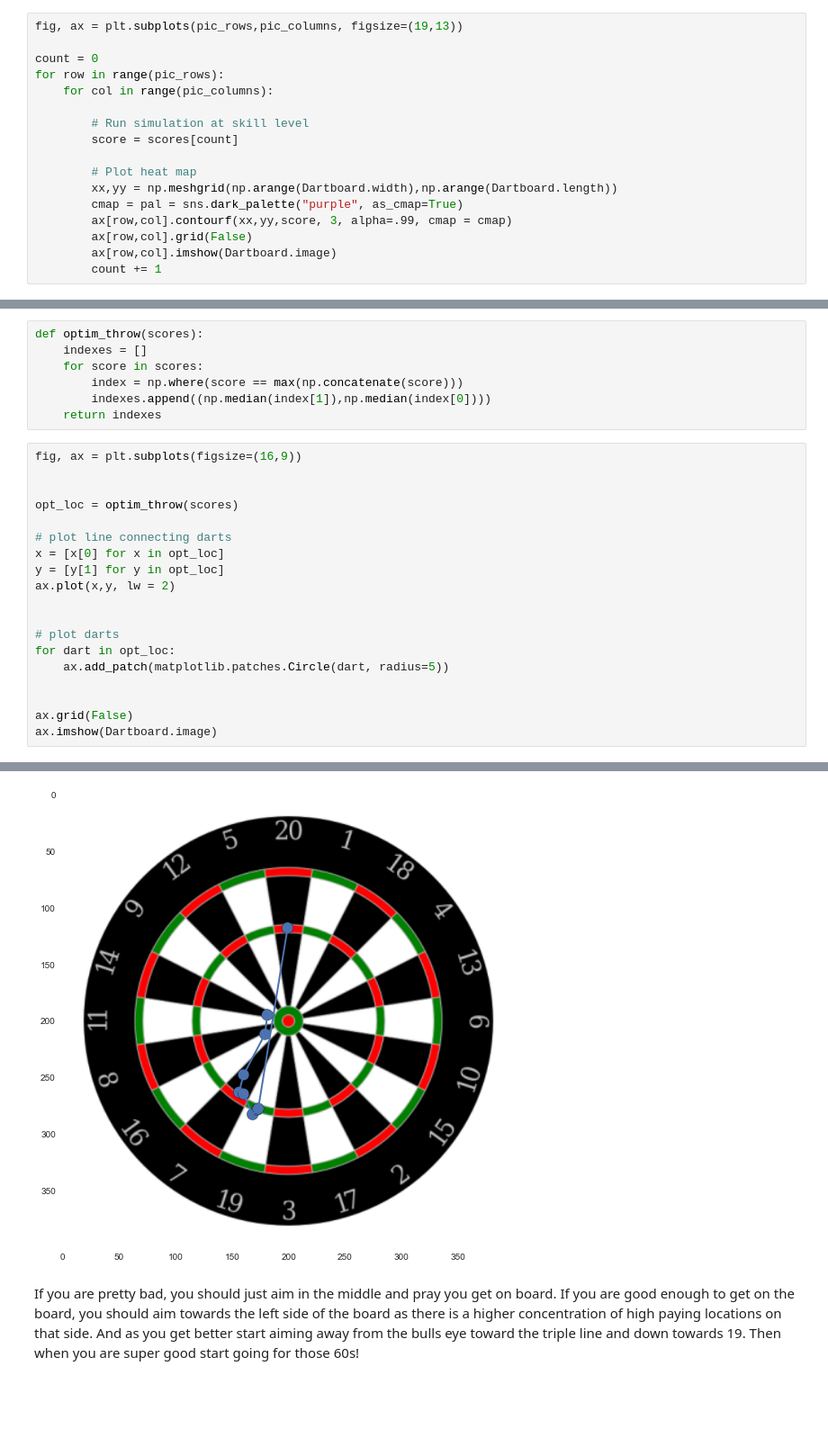
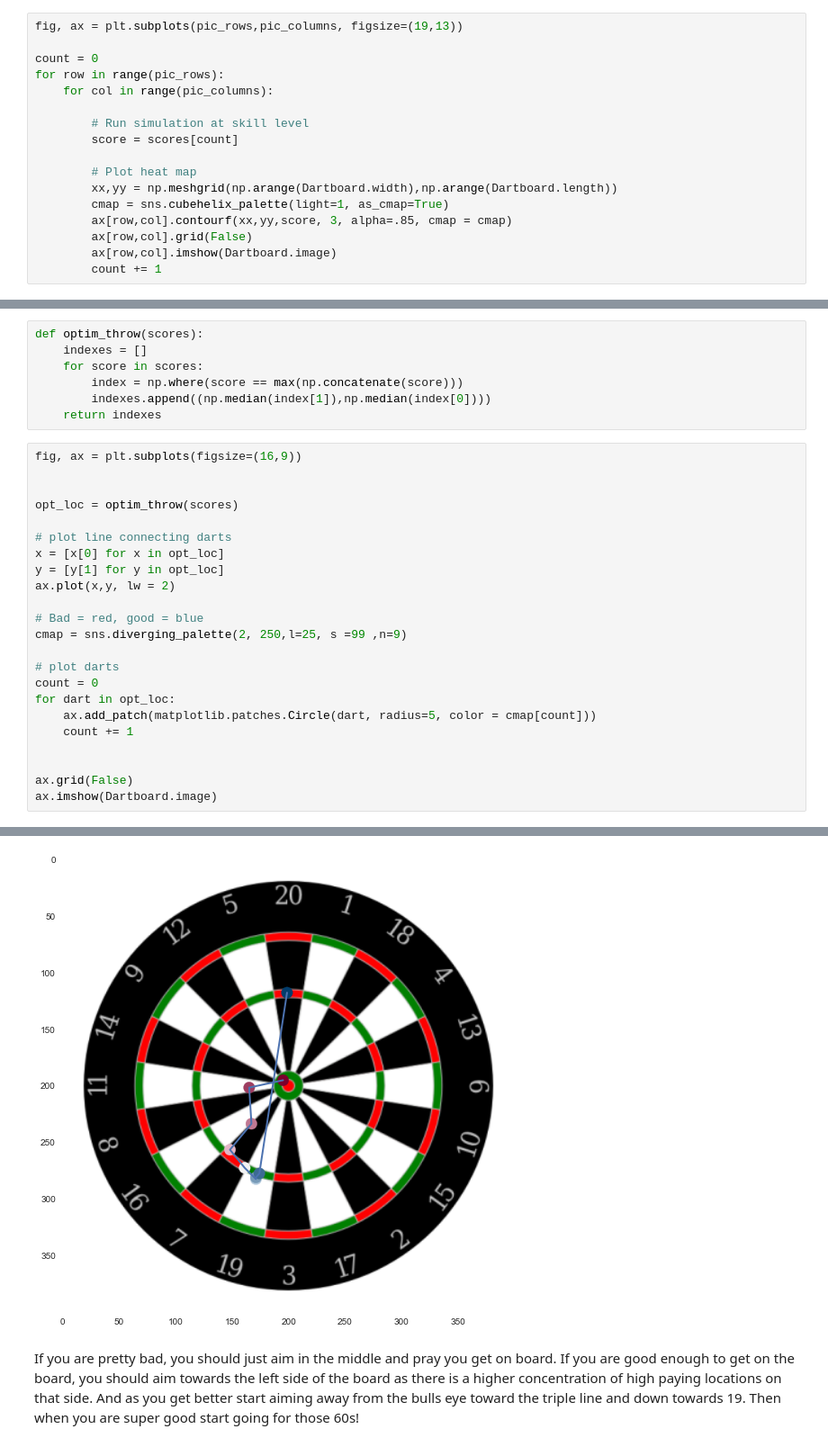
Before and after one commit to tjboller/Optimal_Darts, a Jupyter notebook: OptimalDarts.ipynb, the cells around one changed output, grey strips where cells are left out. Shown: that part at 90% size. Saved outputs shown, nothing was run; the diff lists cells and outputs as text; blank space fills up the shorter version.

Commit message:
updated colors

```diff
--- a/OptimalDarts.ipynb
+++ b/OptimalDarts.ipynb
@@ -279,8 +279,8 @@ for row in range(pic_rows):
 
         # Plot heat map
         xx,yy = np.meshgrid(np.arange(Dartboard.width),np.arange(Dartboard.length))
-        cmap = pal = sns.dark_palette("purple", as_cmap=True)
-        ax[row,col].contourf(xx,yy,score, 3, alpha=.99, cmap = cmap)
+        cmap = sns.cubehelix_palette(light=1, as_cmap=True)
+        ax[row,col].contourf(xx,yy,score, 3, alpha=.85, cmap = cmap)
         ax[row,col].grid(False)
         ax[row,col].imshow(Dartboard.image)
         count += 1
@@ -308,24 +308,28 @@ def optim_throw(scores):
 # %%
 fig, ax = plt.subplots(figsize=(16,9))
 
 
 opt_loc = optim_throw(scores)
 
 # plot line connecting darts
 x = [x[0] for x in opt_loc]
 y = [y[1] for y in opt_loc]
 ax.plot(x,y, lw = 2)
 
+# Bad = red, good = blue
+cmap = sns.diverging_palette(2, 250,l=25, s =99 ,n=9)
 
 # plot darts
+count = 0
 for dart in opt_loc:
-    ax.add_patch(matplotlib.patches.Circle(dart, radius=5))
+    ax.add_patch(matplotlib.patches.Circle(dart, radius=5, color = cmap[count]))
+    count += 1
 
 
 ax.grid(False)
 ax.imshow(Dartboard.image)
 # %% [output]
 <matplotlib.image.AxesImage at 0x...>
-[figure, old version]
+[figure, new version]
 # %% [markdown]
 If you are pretty bad, you should just aim in the middle and pray you get on board. If you are good enough to get on the board, you should aim towards the left side of the board as there is a higher concentration of high paying locations on that side. And as you get better start aiming away from the bulls eye toward the triple line and down towards 19. Then when you are super good start going for those 60s!
```
Also changed, not shown: parts of 2 cells of this notebook.
